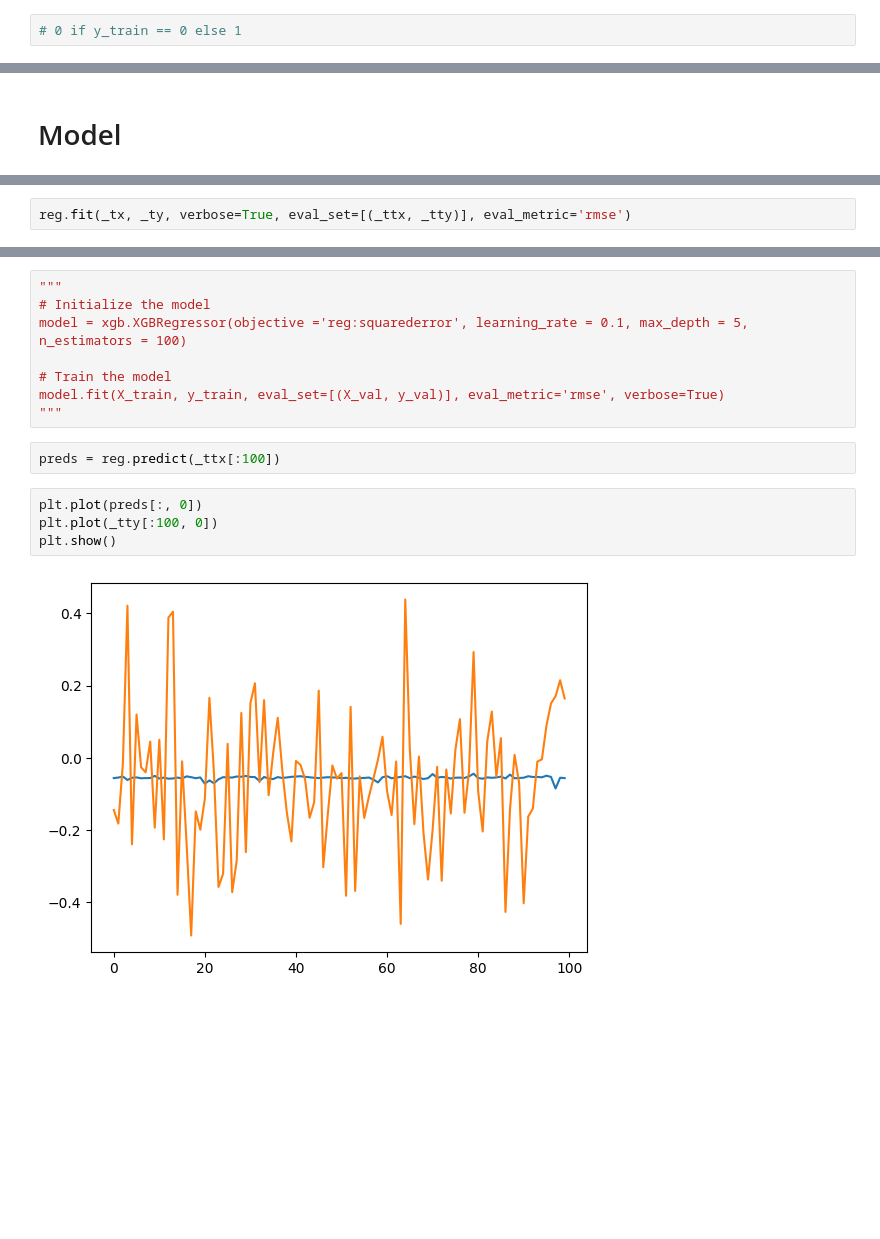
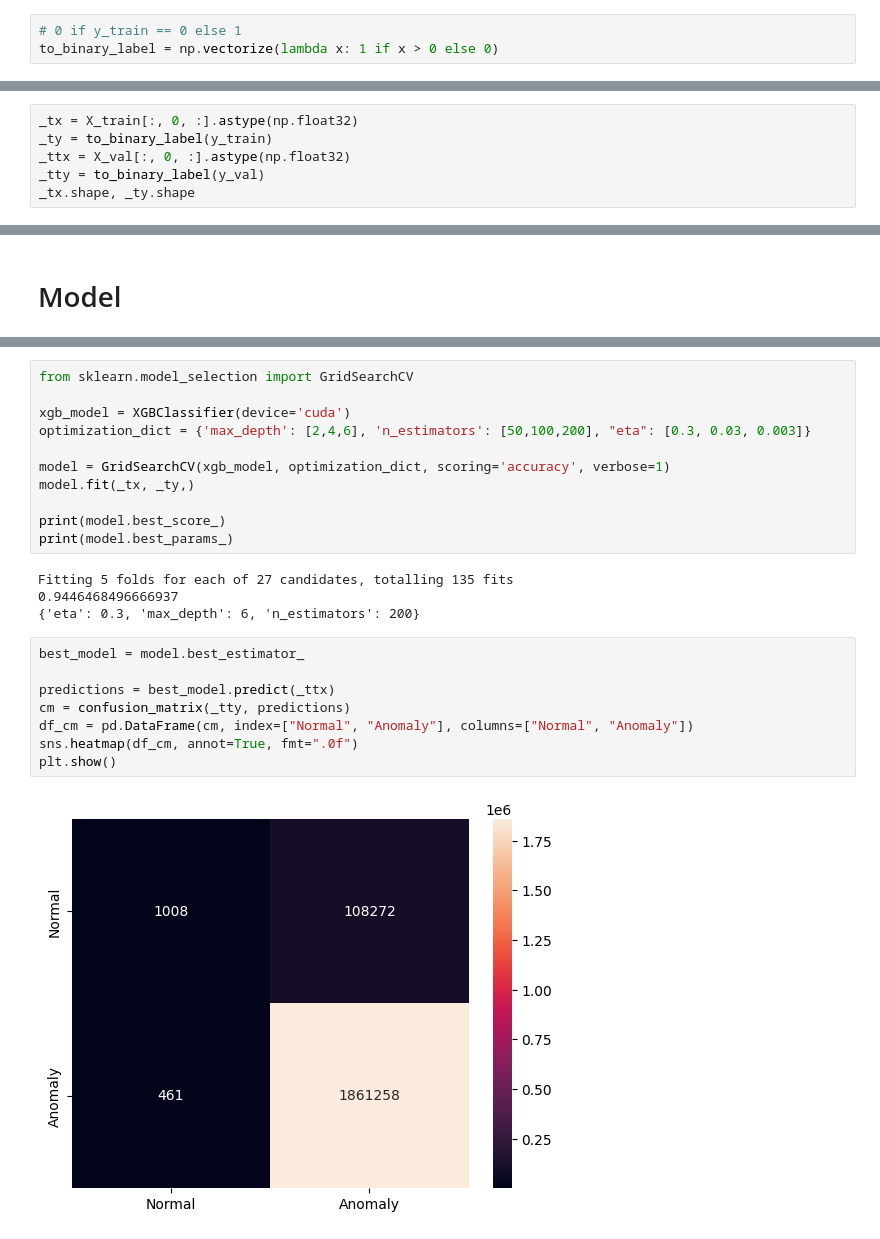
Before and after one commit to CKeibel/tennessee-eastman-process-simulation, a Jupyter notebook: 03-xgboost.ipynb, the cells around one changed output, grey strips where cells are left out. Drawn from its saved outputs; the diff is of its cells as text; blank space fills up the shorter version.

Commit message:
xgboost binary and multiclass

```diff
--- a/03-xgboost.ipynb
+++ b/03-xgboost.ipynb
@@ -124,2 +116,3 @@ _tx.shape, _ty.shape
 # %%
 # 0 if y_train == 0 else 1
+to_binary_label = np.vectorize(lambda x: 1 if x > 0 else 0)
@@ -133,0 +119,6 @@ X_train[:, 0, :].shape
+# %%
+_tx = X_train[:, 0, :].astype(np.float32)
+_ty = to_binary_label(y_train)
+_ttx = X_val[:, 0, :].astype(np.float32)
+_tty = to_binary_label(y_val)
+_tx.shape, _ty.shape
@@ -138,2 +128,0 @@ reg = XGBRegressor(objective ='reg:squarederror', learning_rate = 0.1, max_depth
-# %%
-reg.fit(_tx, _ty, verbose=True, eval_set=[(_ttx, _tty)], eval_metric='rmse')
@@ -154,16 +129,25 @@ XGBoostError: [17:41:53] C:\buildkite-agent\builds\buildkite-windows-cpu-autosca
 # %%
-"""
-# Initialize the model
-model = xgb.XGBRegressor(objective ='reg:squarederror', learning_rate = 0.1, max_depth = 5, n_estimators = 100)
+from sklearn.model_selection import GridSearchCV
 
-# Train the model
-model.fit(X_train, y_train, eval_set=[(X_val, y_val)], eval_metric='rmse', verbose=True)
-"""
+xgb_model = XGBClassifier(device='cuda')
+optimization_dict = {'max_depth': [2,4,6], 'n_estimators': [50,100,200], "eta": [0.3, 0.03, 0.003]}
+
+model = GridSearchCV(xgb_model, optimization_dict, scoring='accuracy', verbose=1)
+model.fit(_tx, _ty,)
+
+print(model.best_score_)
+print(model.best_params_)
+# %% [output]
+Fitting 5 folds for each of 27 candidates, totalling 135 fits
+0.9446468496666937
+{'eta': 0.3, 'max_depth': 6, 'n_estimators': 200}
-# %%
-preds = reg.predict(_ttx[:100])
-# %%
-plt.plot(preds[:, 0])
-plt.plot(_tty[:100, 0])
-plt.show()
-# %% [output]
-[figure, removed]
+# %%
+best_model = model.best_estimator_
+
+predictions = best_model.predict(_ttx)
+cm = confusion_matrix(_tty, predictions)
+df_cm = pd.DataFrame(cm, index=["Normal", "Anomaly"], columns=["Normal", "Anomaly"])
+sns.heatmap(df_cm, annot=True, fmt=".0f")
+plt.show()
+# %% [output]
+[figure, added]
```
Also changed, not shown: parts of 17 cells of this notebook, 1 other file.
